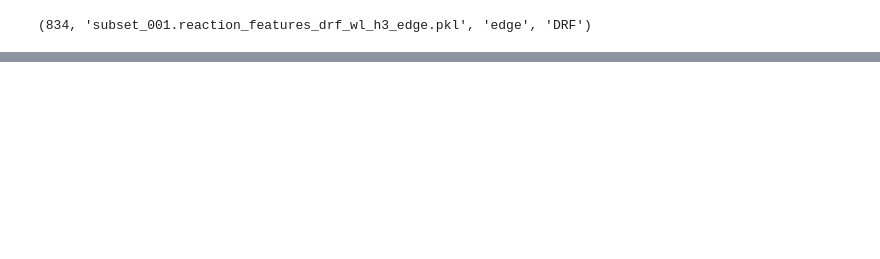
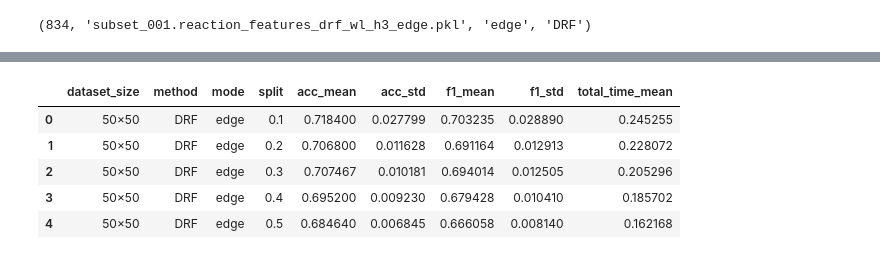
Before and after one commit to PatPatDango/reaction-kernels, a Jupyter notebook: notebooks/wp3_new_try_again.ipynb, the cells around one changed output, grey strips where cells are left out. Saved outputs shown, nothing was run; the diff lists cells and outputs as text; code cells hidden in the pictures; blank space fills up the shorter version.

```diff
--- a/notebooks/wp3_new_try_again.ipynb
+++ b/notebooks/wp3_new_try_again.ipynb
@@ -138,0 +409,60 @@ fig_split.show()
+# %%
+from scripts.wp3.tryout import run_split_sweep_all, plot_split_metric_line, plot_split_runtime_area, plot_split_metric_box
+
+# Parameter
+cap_per_class = 50       # 50×50 = 2.5k Gesamtsamples
+splits = [0.1, 0.2, 0.3, 0.4, 0.5]
+seeds = range(5)          # 5 Wiederholungen pro Split
+
+sweep_df_2 = run_split_sweep_all(
+    drf_dirs=DRF_DIRS_BIG,
+    its_dirs=ITS_DIRS_BIG,
+    n_per_class=cap_per_class,
+    dataset_size_label=f"50×{cap_per_class}",
+    splits=splits,
+    seeds=seeds,
+    C=1.0,
+    class_weight=None,
+    kernel_normalize=True,
+    use_linear_if_n_ge=0,
+    l2_normalize_features=True,
+)
+
+# Liniendiagramme mit Fehlerspanne
+fig_acc_line = plot_split_metric_line(sweep_df_2, metric="acc", facet_by="dataset_size",
+                                      color_by="method", line_dash_by="mode",
+                                      title="Accuracy vs Test split")
+fig_acc_line.show()
+
+fig_f1_line = plot_split_metric_line(sweep_df_2, metric="f1_macro", facet_by="dataset_size",
+                                     color_by="method", line_dash_by="mode",
+                                     title="F1-macro vs Test split")
+fig_f1_line.show()
+
+# Boxplots (Verteilung über Seeds)
+fig_acc_box = plot_split_metric_box(sweep_df_2, metric="acc", facet_by="dataset_size",
+                                    color_by="method", box_group_by="mode",
+                                    title="Accuracy distribution vs Test split")
+fig_acc_box.show()
+
+# Runtime-Komponenten vs Split (Mean über Seeds)
+fig_rt_area = plot_split_runtime_area(sweep_df_2, components=("k_train_time","fit_time","k_test_time","predict_time"),
+                                      facet_by="dataset_size",
+                                      title="Runtime components vs Test split")
+fig_rt_area.show()
+
+# Optional: zusammenfassende Tabelle
+summary_2 = (
+    sweep_df_2.groupby(["dataset_size","method","mode","split"])
+    .agg(
+        acc_mean=("acc","mean"),
+        acc_std=("acc","std"),
+        f1_mean=("f1_macro","mean"),
+        f1_std=("f1_macro","std"),
+        total_time_mean=("total_time","mean"),
+    )
+    .reset_index()
+    .sort_values(["dataset_size","method","mode","split"])
+)
+summary_2.head()
+# %% [output]
@@ -138,0 +486,6 @@ fig_split.show()
+|  | dataset_size | method | mode | split | acc_mean | acc_std | f1_mean | f1_std | total_time_mean |
+| 0 | 50×50 | DRF | edge | 0.1 | 0.718400 | 0.027799 | 0.703235 | 0.028890 | 0.245255 |
+| 1 | 50×50 | DRF | edge | 0.2 | 0.706800 | 0.011628 | 0.691164 | 0.012913 | 0.228072 |
+| 2 | 50×50 | DRF | edge | 0.3 | 0.707467 | 0.010181 | 0.694014 | 0.012505 | 0.205296 |
+| 3 | 50×50 | DRF | edge | 0.4 | 0.695200 | 0.009230 | 0.679428 | 0.010410 | 0.185702 |
+| 4 | 50×50 | DRF | edge | 0.5 | 0.684640 | 0.006845 | 0.666058 | 0.008140 | 0.162168 |
```
Also changed, not shown: parts of 22 cells of this notebook, 2 other files.
